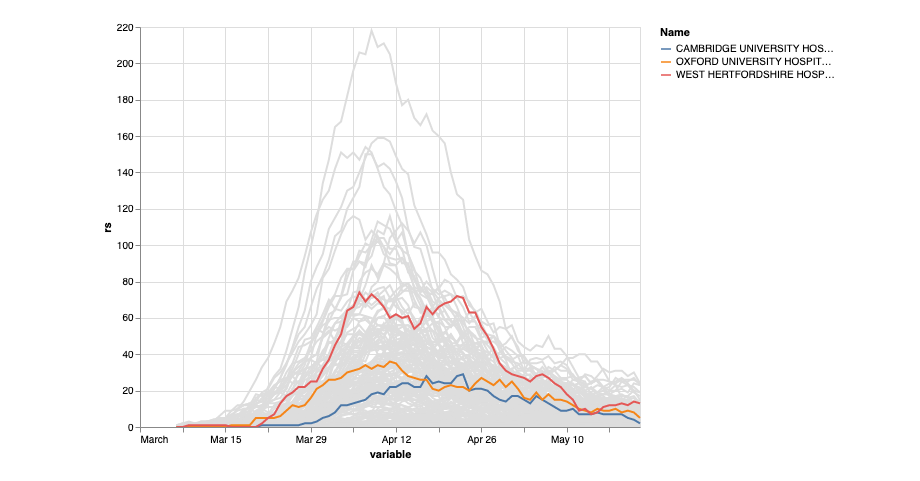
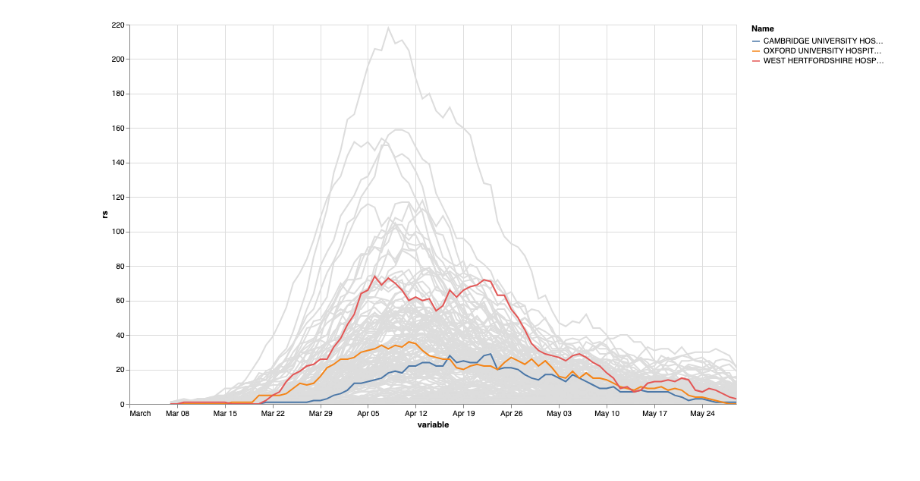
Before and after one commit to RobinL/covid_nhs_trusts, a Jupyter notebook: covid_nhs_england.ipynb, the cells around one changed output. Saved outputs shown, nothing was run; the diff lists cells and outputs as text; code cells hidden in the pictures.

```diff
--- a/covid_nhs_england.ipynb
+++ b/covid_nhs_england.ipynb
@@ -4,6 +4,8 @@ import datetime
 pd.options.display.max_rows = 100
 # %%
 df = pd.read_excel("https://www.england.nhs.uk/statistics/wp-content/uploads/sites/2/2020/05/COVID-19-total-announced-deaths-23-May-2020.xlsx", sheet_name="Tab4 Deaths by trust", skiprows=15, usecols="B:EA")
+df = pd.read_excel("https://www.england.nhs.uk/statistics/wp-content/uploads/sites/2/2020/05/COVID-19-total-announced-deaths-30-May-2020.xlsx", sheet_name="Tab4 Deaths by trust", skiprows=15, usecols="B:EA")
+
 cols = list(df.columns)
 cols = [c for c in cols if "Unnamed:" not in str(c)]
 df = df[cols]
@@ -75,19 +78,21 @@ alt.Chart(df2).mark_line().encode(
 # %%
 alt.data_transformers.enable('json')
 c1 = alt.Chart(df).mark_line().encode(
     x='variable',
     y='rs',
     color=alt.Color('Name',  scale=None),
     tooltip=['Name', "variable", "rs"]
 )
 
 c2 = alt.Chart(df2).mark_line().encode(
     x='variable',
     y='rs',
     color='Name',
     tooltip=['Name', "variable", "rs"]
 )
 
-(c1 + c2).properties(height=400, width=500)
+c3 = (c1 + c2).properties(height=500, width=800)
+
+c3
 # %% [output]
-[figure, old version]
+[figure, new version]
```
Also changed, not shown: parts of 7 cells of this notebook, 2 other files.
